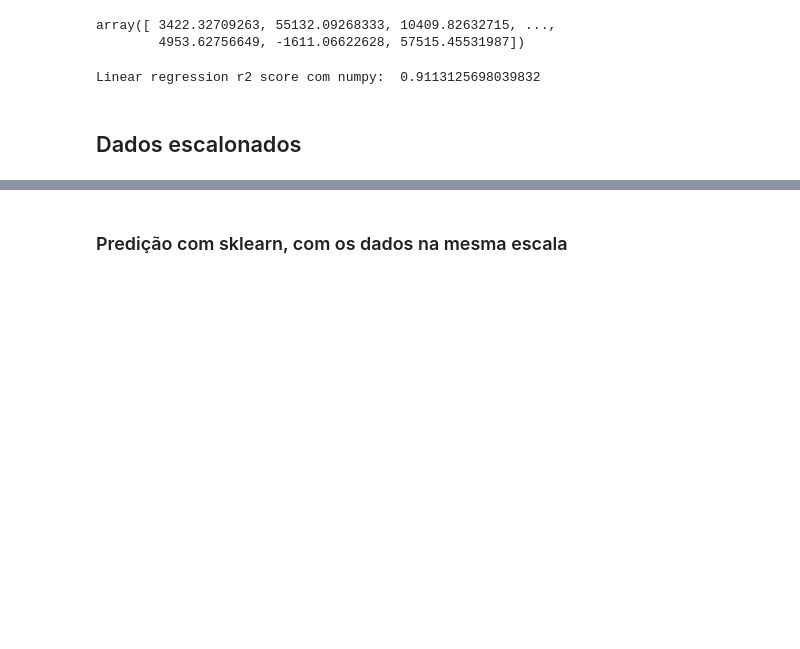
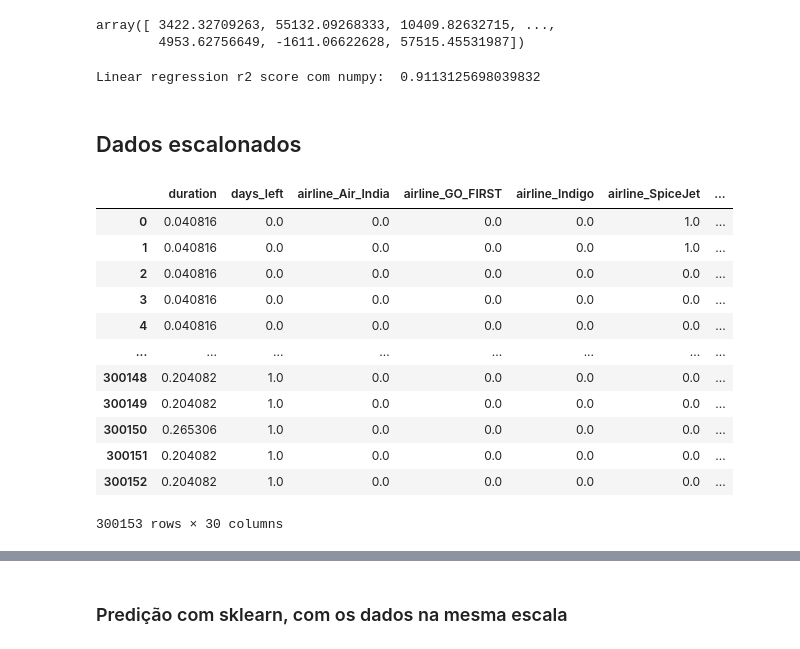
Before and after one commit to PAULA-123/LinearRegression, a Jupyter notebook: Avião_previsão.ipynb, the cells around one changed output, grey strips where cells are left out. Drawn from its saved outputs; the diff is of its cells as text; code cells hidden in the pictures; blank space fills up the shorter version.

```diff
--- a/Avião_previsão.ipynb
+++ b/Avião_previsão.ipynb
@@ -539,3 +583,32 @@ print("Linear regression r2 score com numpy: ", r2_score(y_test, y_pred_PI))
 Linear regression r2 score com numpy:  0.9113125698039832
 # %% [markdown]
 ## Dados escalonados
+# %%
+Xnorm = x.copy()
+
+for column in list(Xnorm.columns):
+    minx = x[column].min()
+    maxx = x[column].max()
+    Xnorm[column] = (x[column]-minx)/(maxx-minx)
+
+ynorm = y.copy()
+maxy = y.max()
+miny = y.min()
+
+ynorm = (y-miny)/(maxy - miny)
+# %%
+Xnorm
+# %% [output]
+|  | duration | days_left | airline_Air_India | airline_GO_FIRST | airline_Indigo | airline_SpiceJet | ... |
+| 0 | 0.040816 | 0.0 | 0.0 | 0.0 | 0.0 | 1.0 | ... |
+| 1 | 0.040816 | 0.0 | 0.0 | 0.0 | 0.0 | 1.0 | ... |
+| 2 | 0.040816 | 0.0 | 0.0 | 0.0 | 0.0 | 0.0 | ... |
+| 3 | 0.040816 | 0.0 | 0.0 | 0.0 | 0.0 | 0.0 | ... |
+| 4 | 0.040816 | 0.0 | 0.0 | 0.0 | 0.0 | 0.0 | ... |
+| ... | ... | ... | ... | ... | ... | ... | ... |
+| 300148 | 0.204082 | 1.0 | 0.0 | 0.0 | 0.0 | 0.0 | ... |
+| 300149 | 0.204082 | 1.0 | 0.0 | 0.0 | 0.0 | 0.0 | ... |
+| 300150 | 0.265306 | 1.0 | 0.0 | 0.0 | 0.0 | 0.0 | ... |
+| 300151 | 0.204082 | 1.0 | 0.0 | 0.0 | 0.0 | 0.0 | ... |
+| 300152 | 0.204082 | 1.0 | 0.0 | 0.0 | 0.0 | 0.0 | ... |
+300153 rows × 30 columns
```
Also changed, not shown: parts of 16 cells of this notebook.
